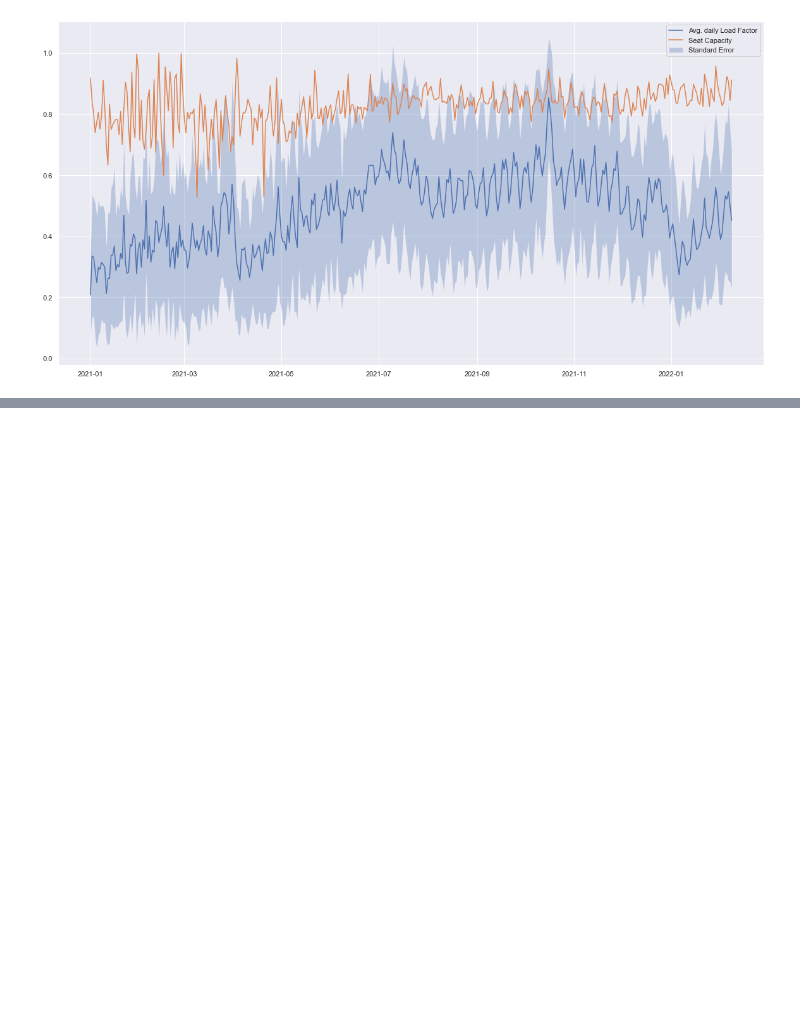
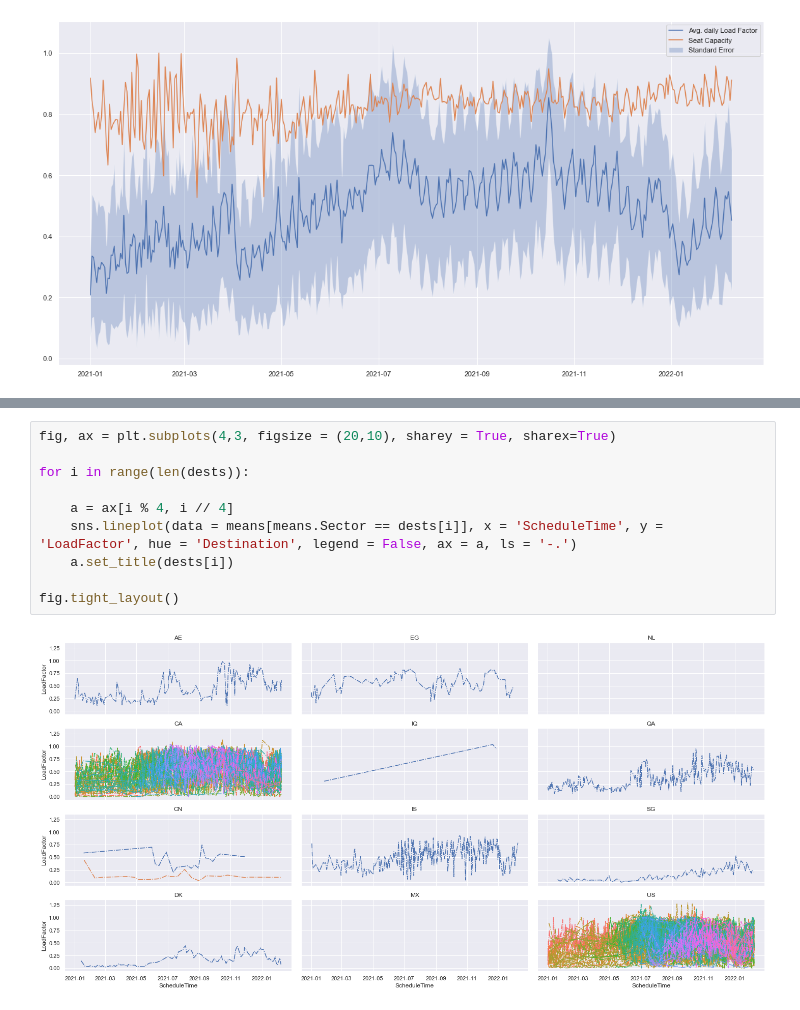
Before and after one commit to MatildeDP/ComputationalDataAnalysisProject, a Jupyter notebook: case1.ipynb, the cells around one changed output, grey strips where cells are left out. Saved outputs shown, nothing was run; the diff lists cells and outputs as text; blank space fills up the shorter version.

```diff
--- a/case1.ipynb
+++ b/case1.ipynb
@@ -40,0 +61,12 @@ df.groupby()
+# %%
+fig, ax = plt.subplots(4,3, figsize = (20,10), sharey = True, sharex=True)
+
+for i in range(len(dests)):
+
+    a = ax[i % 4, i // 4]
+    sns.lineplot(data = means[means.Sector == dests[i]], x = 'ScheduleTime', y = 'LoadFactor', hue = 'Destination', legend = False, ax = a, ls = '-.')
+    a.set_title(dests[i])
+
+fig.tight_layout()
+# %% [output]
+[figure, added]
```
Also changed, not shown: parts of 9 cells of this notebook.
